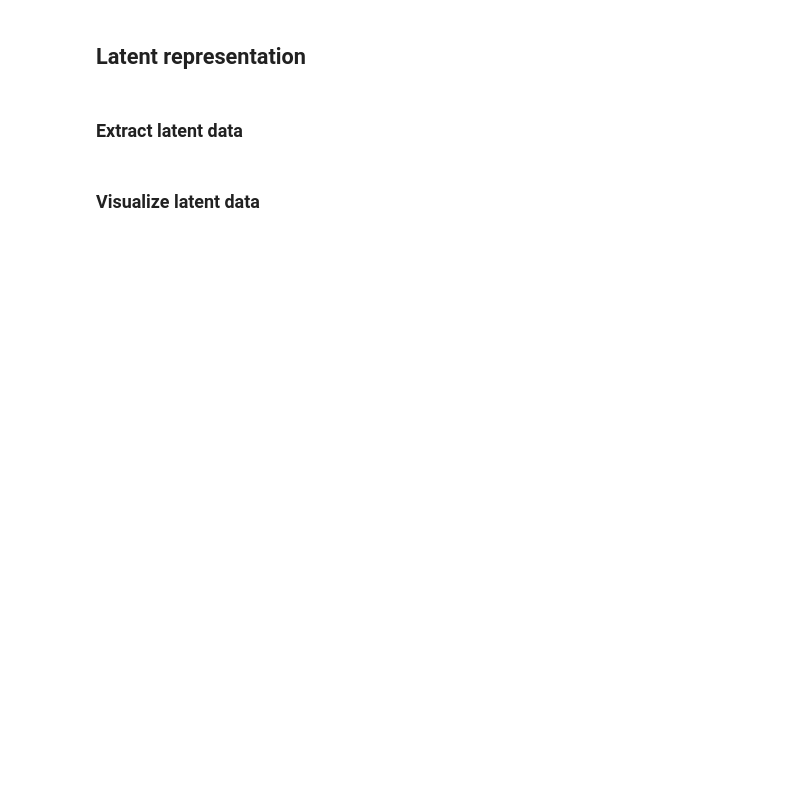
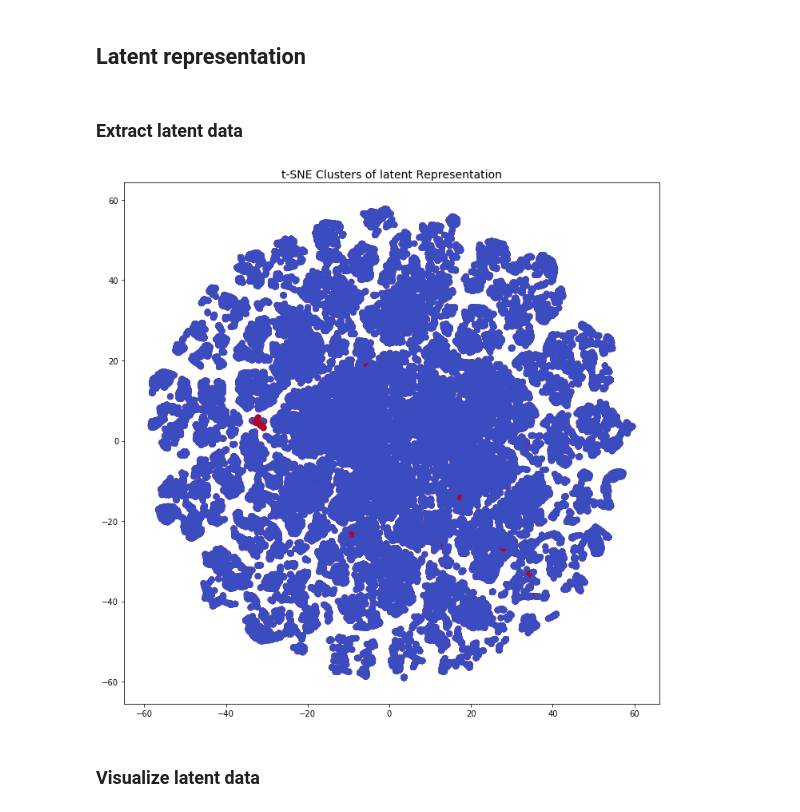
Before and after one commit to janedoesrepo/Autoencoder-ImbalancedCreditData, a Jupyter notebook: notebooks/autoencoder.ipynb, the cells around one changed output. Saved outputs shown, nothing was run; the diff lists cells and outputs as text; code cells hidden in the pictures; blank space fills up the shorter version.

```diff
--- a/notebooks/autoencoder.ipynb
+++ b/notebooks/autoencoder.ipynb
@@ -126,11 +134,17 @@ hidden_representation.add(autoencoder.layers[2])
 # %%
 norm_latent = hidden_representation.predict(X_norm[num_train_samples:num_train_samples+num_test_samples])
 fraud_latent = hidden_representation.predict(X_fraud)
+# %%
+X_test_latent = hidden_representation.predict(X_test)
 # %%
 rep_x = np.append(norm_latent, fraud_latent, axis = 0)
 y_n = np.zeros(norm_latent.shape[0])
 y_f = np.ones(fraud_latent.shape[0])
 rep_y = np.append(y_n, y_f)
+# %%
+plot_cluster(X_test_latent, y_test, title='t-SNE Clusters of latent Representation')
+# %% [output]
+[figure, added]
 # %% [markdown]
 ### Visualize latent data
 # %%
```
Also changed, not shown: parts of 11 cells of this notebook, 5 other files.
